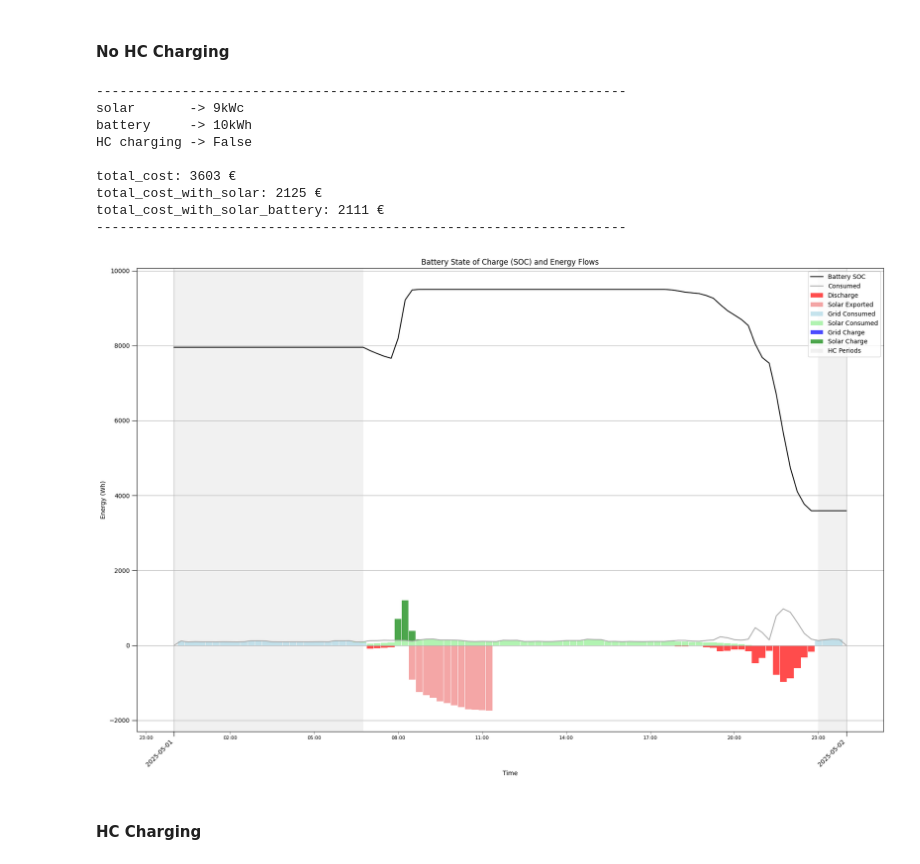
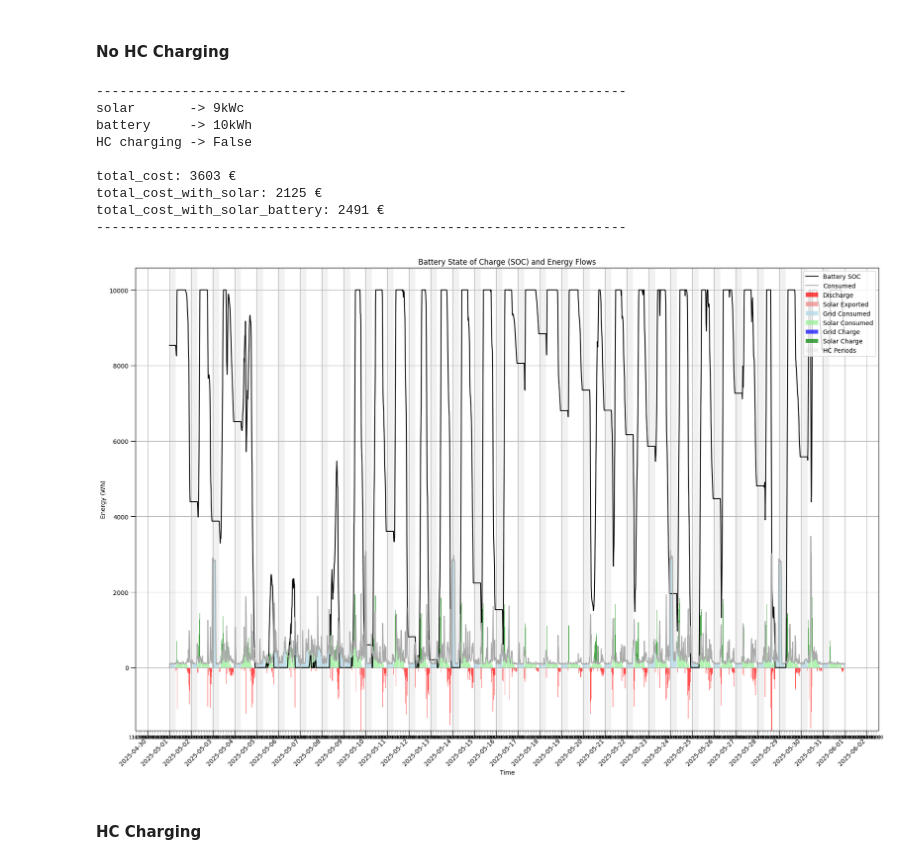
Before and after one commit to braibaud/EnphaseAnalysis, a Jupyter notebook: Report Analysis.ipynb, the cells around one changed output. Saved outputs shown, nothing was run; the diff lists cells and outputs as text; code cells hidden in the pictures.

```diff
--- a/Report Analysis.ipynb
+++ b/Report Analysis.ipynb
@@ -581,9 +581,9 @@ wh_price_sale_eur = 0.0001000
 current_solar_capacity = 6000.0
 current_battery_capacity = 0.0
 # %%
-battery_discharge_lower_limit_pc = 5
-battery_charge_upper_limit_pc = 95
-battery_efficiency_pc = 95
+battery_discharge_lower_limit_pc = 25
+battery_charge_upper_limit_pc = 75
+battery_efficiency_pc = 100
 # %% [markdown]
 ### Loading Data
 # %%
@@ -621,12 +621,12 @@ HC charging -> False
 
 total_cost: 3603 €
 total_cost_with_solar: 2125 €
-total_cost_with_solar_battery: 2111 €
+total_cost_with_solar_battery: 2491 €
 --------------------------------------------------------------------
 # %%
-plot_battery_soc(results[-1]['data'], "2025-05-01", "2025-05-02")
+plot_battery_soc(results[-1]['data'], "2025-05-01", "2025-06-01")
 # %% [output]
-[figure, old version]
+[figure, new version]
 # %% [markdown]
 #### HC Charging
 # %%
```
